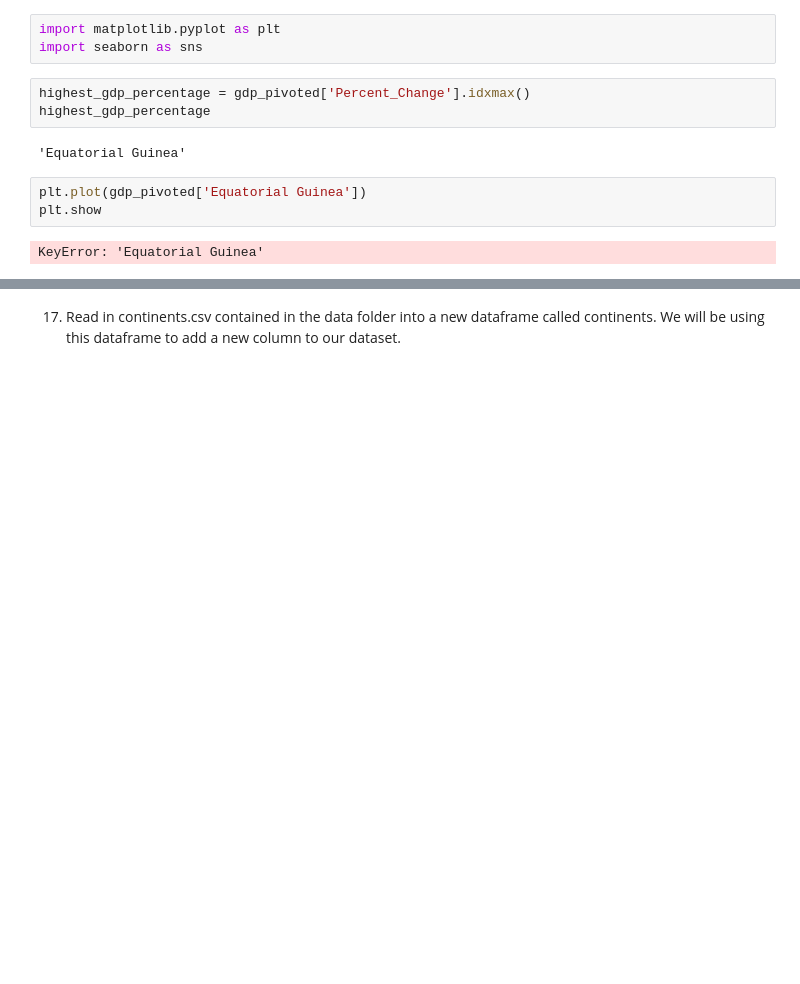
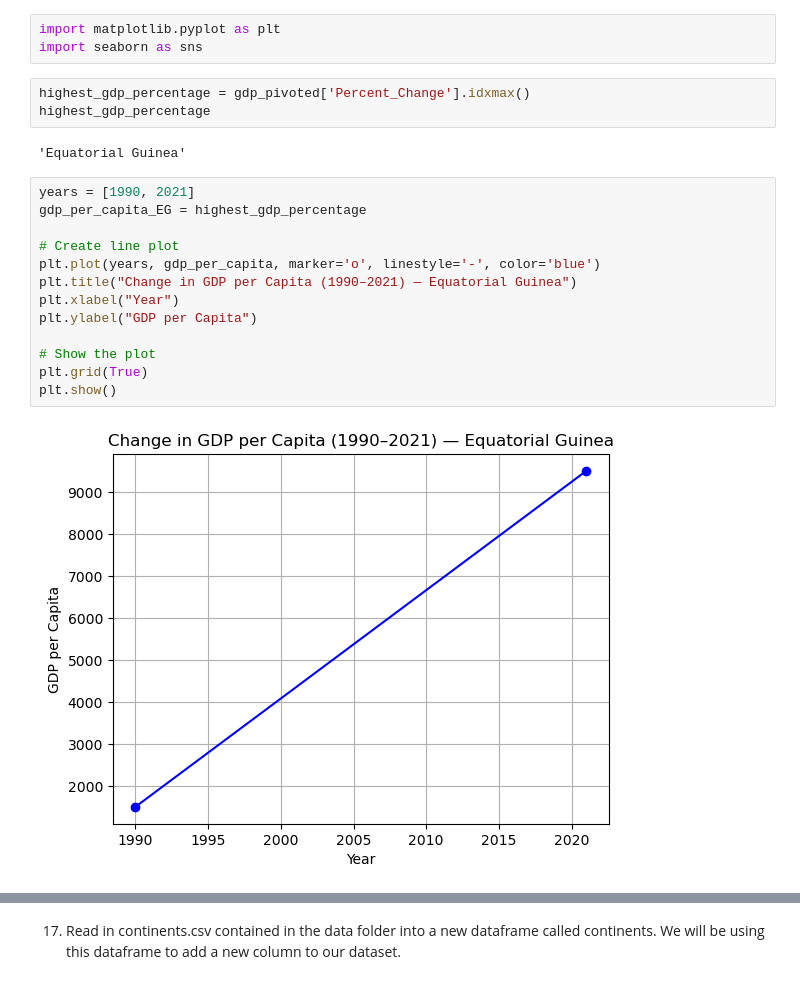
Before and after one commit to nss-data-science-cohort-9/un-exploration-joshwtacker, a Jupyter notebook: Notebook/UN_Data_Exploration.ipynb, the cells around one changed output, grey strips where cells are left out. Saved outputs shown, nothing was run; the diff lists cells and outputs as text; blank space fills up the shorter version.

```diff
--- a/Notebook/UN_Data_Exploration.ipynb
+++ b/Notebook/UN_Data_Exploration.ipynb
@@ -252,7 +270,17 @@ highest_gdp_percentage
 # %% [output]
 'Equatorial Guinea'
 # %%
-plt.plot(gdp_pivoted['Equatorial Guinea'])
-plt.show
+years = [1990, 2021]
+gdp_per_capita_EG = highest_gdp_percentage
+
+# Create line plot
+plt.plot(years, gdp_per_capita, marker='o', linestyle='-', color='blue')
+plt.title("Change in GDP per Capita (1990–2021) — Equatorial Guinea")
+plt.xlabel("Year")
+plt.ylabel("GDP per Capita")
+
+# Show the plot
+plt.grid(True)
+plt.show()
 # %% [output]
-KeyError: 'Equatorial Guinea'
+[figure, added]
```
Also changed, not shown: parts of 16 cells of this notebook.
